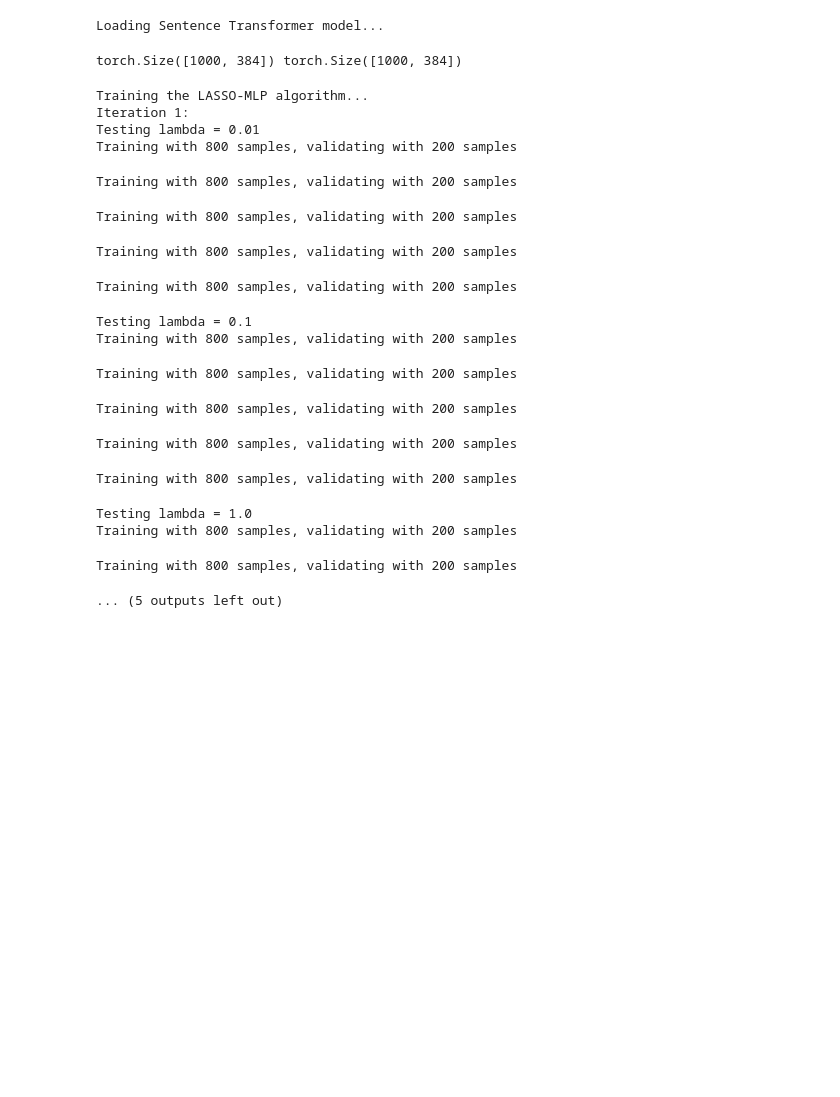
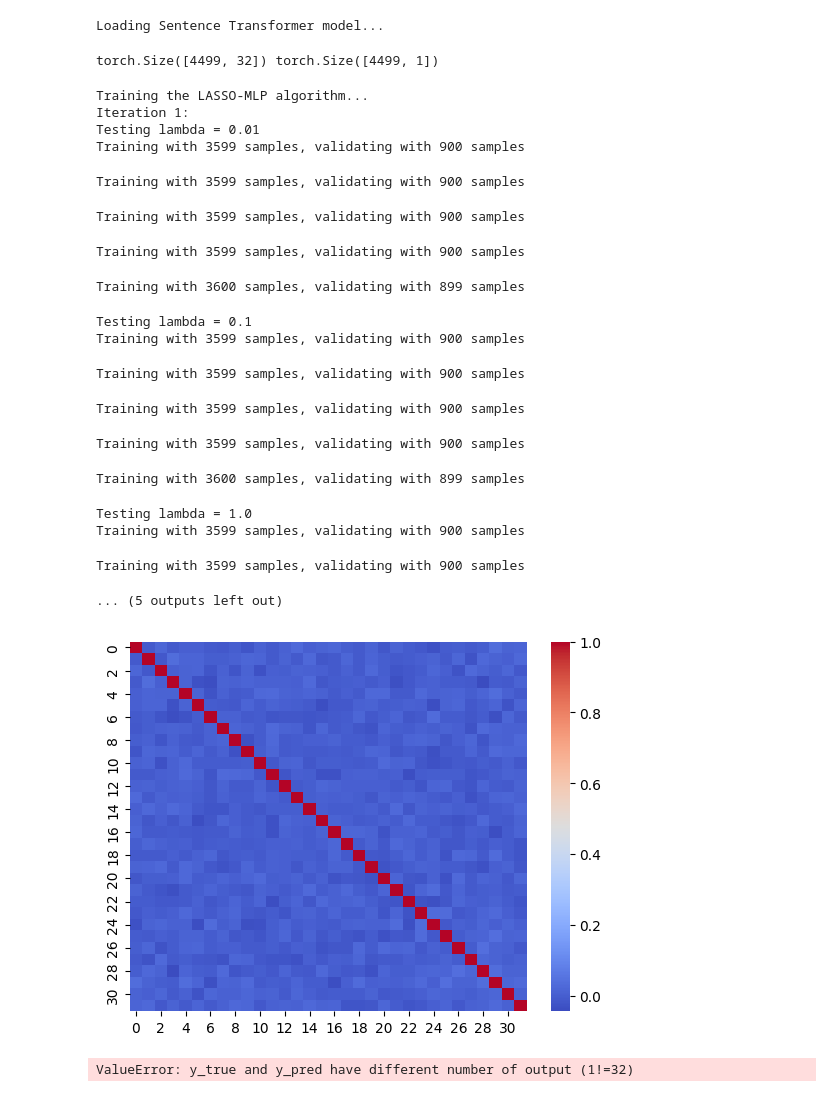
Before and after one commit to acsouza2398/nlp_lasso, a Jupyter notebook: main.ipynb, the cells around one changed output. Saved outputs shown, nothing was run; the diff lists cells and outputs as text; code cells hidden in the pictures; blank space fills up the shorter version.

```diff
--- a/main.ipynb
+++ b/main.ipynb
@@ -112,6 +121,12 @@ def lasso_mlp_algorithm(X, y, output_dim, hidden_dim=64, num_epochs=100, learnin
 
     return trained_model, beta_estimates
 # %%
-df = pd.read_csv('https://raw.githubusercontent.com/tiagoft/NLP/main/wiki_movie_plots_drama_comedy.csv')
+# df = pd.read_csv('https://raw.githubusercontent.com/tiagoft/NLP/main/wiki_movie_plots_drama_comedy.csv')
 
-x, y = df["Plot"][0:1000], df["Genre"][0:1000]
+# x, y = df["Plot"][0:1000], df["Genre"][0:1000]
+
+df = pd.read_csv('pumadyn-32nm\puma32H.data', sep=',', header=None)
+
+display(df.head())
+
+x, y = df.iloc[:, :-1], df.iloc[:, -1]
@@ -118,36 +141,61 @@ x, y = df["Plot"][0:1000], df["Genre"][0:1000]
 # %%
 print("Loading Sentence Transformer model...")
-model = SentenceTransformer("all-MiniLM-L6-v2")
+# model = SentenceTransformer("all-MiniLM-L6-v2")
 
-x_embeddings = model.encode(x.tolist(), convert_to_tensor=True)
-y_embeddings = model.encode(y.tolist(), convert_to_tensor=True)
+# x_embeddings = model.encode(x.tolist(), convert_to_tensor=True)
+# y_embeddings = model.encode(y.tolist(), convert_to_tensor=True)
+
+x_embeddings = torch.tensor(x.values).float()
+y_embeddings = torch.tensor(y.values).float()
+y_embeddings = y_embeddings.view(-1, 1)
 # %% [output]
 Loading Sentence Transformer model...
 # %%
 print(x_embeddings.shape, y_embeddings.shape)
 # %% [output]
-torch.Size([1000, 384]) torch.Size([1000, 384])
+torch.Size([4499, 32]) torch.Size([4499, 1])
 # %%
 print("Training the LASSO-MLP algorithm...")
-model, final_beta = lasso_mlp_algorithm(x_embeddings, y_embeddings, output_dim=x_embeddings.shape[1])
+model, final_beta = lasso_mlp_algorithm(x_embeddings, y_embeddings, output_dim=1)
 
 print("Final β values:", final_beta)
 # %% [output]
 Training the LASSO-MLP algorithm...
 Iteration 1:
 Testing lambda = 0.01
-Training with 800 samples, validating with 200 samples
+Training with 3599 samples, validating with 900 samples
-Training with 800 samples, validating with 200 samples
+Training with 3599 samples, validating with 900 samples
-Training with 800 samples, validating with 200 samples
+Training with 3599 samples, validating with 900 samples
-Training with 800 samples, validating with 200 samples
+Training with 3599 samples, validating with 900 samples
-Training with 800 samples, validating with 200 samples
+Training with 3600 samples, validating with 899 samples
 Testing lambda = 0.1
-Training with 800 samples, validating with 200 samples
+Training with 3599 samples, validating with 900 samples
-Training with 800 samples, validating with 200 samples
+Training with 3599 samples, validating with 900 samples
-Training with 800 samples, validating with 200 samples
+Training with 3599 samples, validating with 900 samples
-Training with 800 samples, validating with 200 samples
+Training with 3599 samples, validating with 900 samples
-Training with 800 samples, validating with 200 samples
+Training with 3600 samples, validating with 899 samples
 Testing lambda = 1.0
-Training with 800 samples, validating with 200 samples
+Training with 3599 samples, validating with 900 samples
-Training with 800 samples, validating with 200 samples
+Training with 3599 samples, validating with 900 samples
 ... (5 outputs left out)
+# %%
+# correlation matrix
+import seaborn as sns
+import matplotlib.pyplot as plt
+
+correlation_matrix = np.corrcoef(x_embeddings.detach().cpu().numpy(), rowvar=False)
+sns.heatmap(correlation_matrix, cmap="coolwarm")
+plt.show()
+# %% [output]
+[figure, added]
+# %%
+# output r2 score
+from sklearn.metrics import r2_score
+
+model.eval()
+with torch.no_grad():
+    predictions = model(x_embeddings)
+    r2 = r2_score(y_embeddings.numpy(), predictions.numpy())
+    print("R2 score:", r2)
+# %% [output]
+ValueError: y_true and y_pred have different number of output (1!=32)
```
Also changed, not shown: parts of 5 cells of this notebook, 3 other files.
